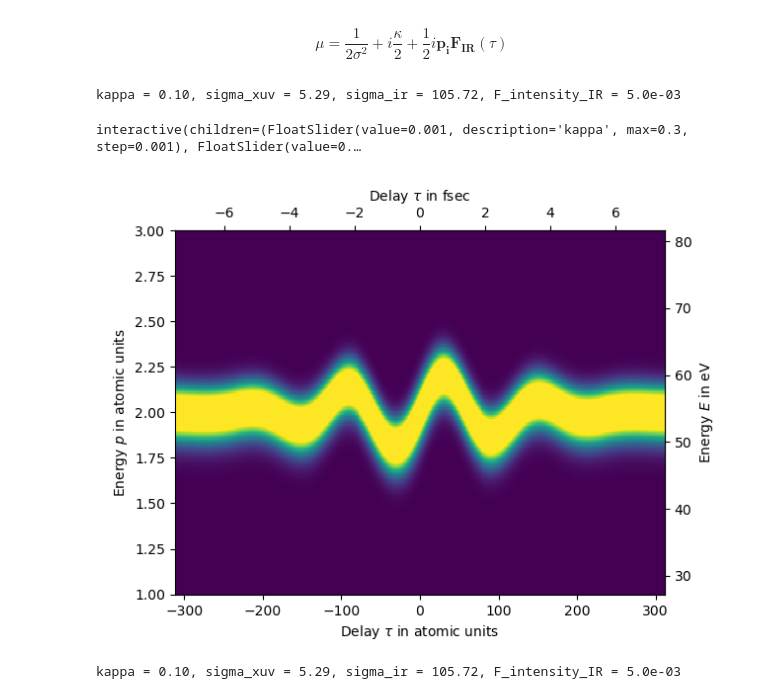
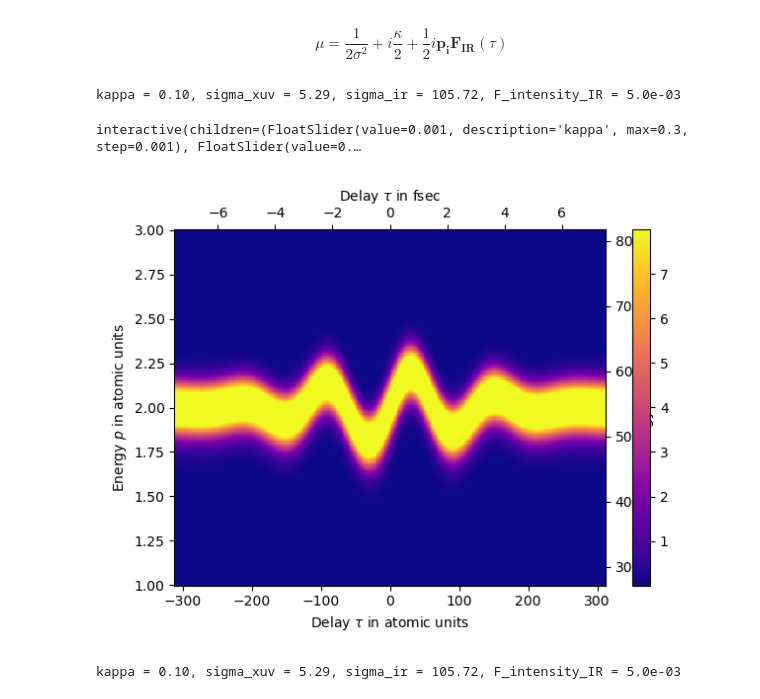
Before and after one commit to lrlunin/attosecond-streaking, a Jupyter notebook: interactive.ipynb, the cells around one changed output. Drawn from its saved outputs; the diff is of its cells as text; code cells hidden in the pictures.

Commit message:
upd interactive

```diff
--- a/interactive.ipynb
+++ b/interactive.ipynb
@@ -74,29 +74,33 @@ def a(p, tau, kappa=0.1, fwhm_xuv=0.3, fwhm_ir=6, F_intensity_IR=1./200, phase =
 # %%
 fig = plt.figure()
 plt.xlabel(r"Delay $\tau$ in atomic units")
 plt.ylabel(r"Energy $p$ in atomic units")
 ax = plt.gca()
 secy = ax.secondary_yaxis('right', functions=(PToEv, EvToP))
 secx = ax.secondary_xaxis('top', functions=(autTtoFsec, FsecToaut))
 secy.set_ylabel("Energy $E$ in eV")
 secx.set_xlabel(r"Delay $\tau$ in fsec")
 
 p = np.linspace(1, 3, 300)
 tau = np.linspace(FsecToaut(-7.5) , FsecToaut(7.5), 500)
 pp, tautau = np.meshgrid(p, tau)
 res = a(pp, tautau)
 
-plot2d = plt.pcolormesh(tau, p, res)
+plot2d = plt.pcolormesh(tau, p, res, cmap='plasma')
+#cbaxes = fig.add_axes([1, 0.15, 0.03, 0.7])
+
+plt.colorbar(plot2d)# , cax=cbaxes)
+fig.tight_layout()
 
 def update(kappa = 1e-3, fwhm_xuv=0.3, F_intensity_IR=1./100, phase=0):
     plot2d.set_array(a(pp, tautau, kappa=kappa, fwhm_xuv=fwhm_xuv, F_intensity_IR=F_intensity_IR, phase=phase))
     fig.canvas.draw_idle()
 
-interact(update, kappa = (0.0, 0.3, 0.001), fwhm_xuv = (0.05, 0.6, 0.01), F_intensity_IR = (0., 0.02, 0.0001), phase = (-np.pi, np.pi, 0.0001));
+interact(update, kappa = (0.0, 0.3, 0.001), fwhm_xuv = (0.05, 0.6, 0.01), F_intensity_IR = (0., 0.05, 0.0001), phase = (-np.pi, np.pi, 0.0001));
 # %% [output]
 kappa = 0.10, sigma_xuv = 5.29, sigma_ir = 105.72, F_intensity_IR = 5.0e-03
 interactive(children=(FloatSlider(value=0.001, description='kappa', max=0.3, step=0.001), FloatSlider(value=0.…
-[figure, old version]
+[figure, new version]
 # %%
 p = np.linspace(1, 3, 300)
 tau = np.linspace(-7.5/ 2.41e-2, 7.5/2.41e-2, 500)
```
